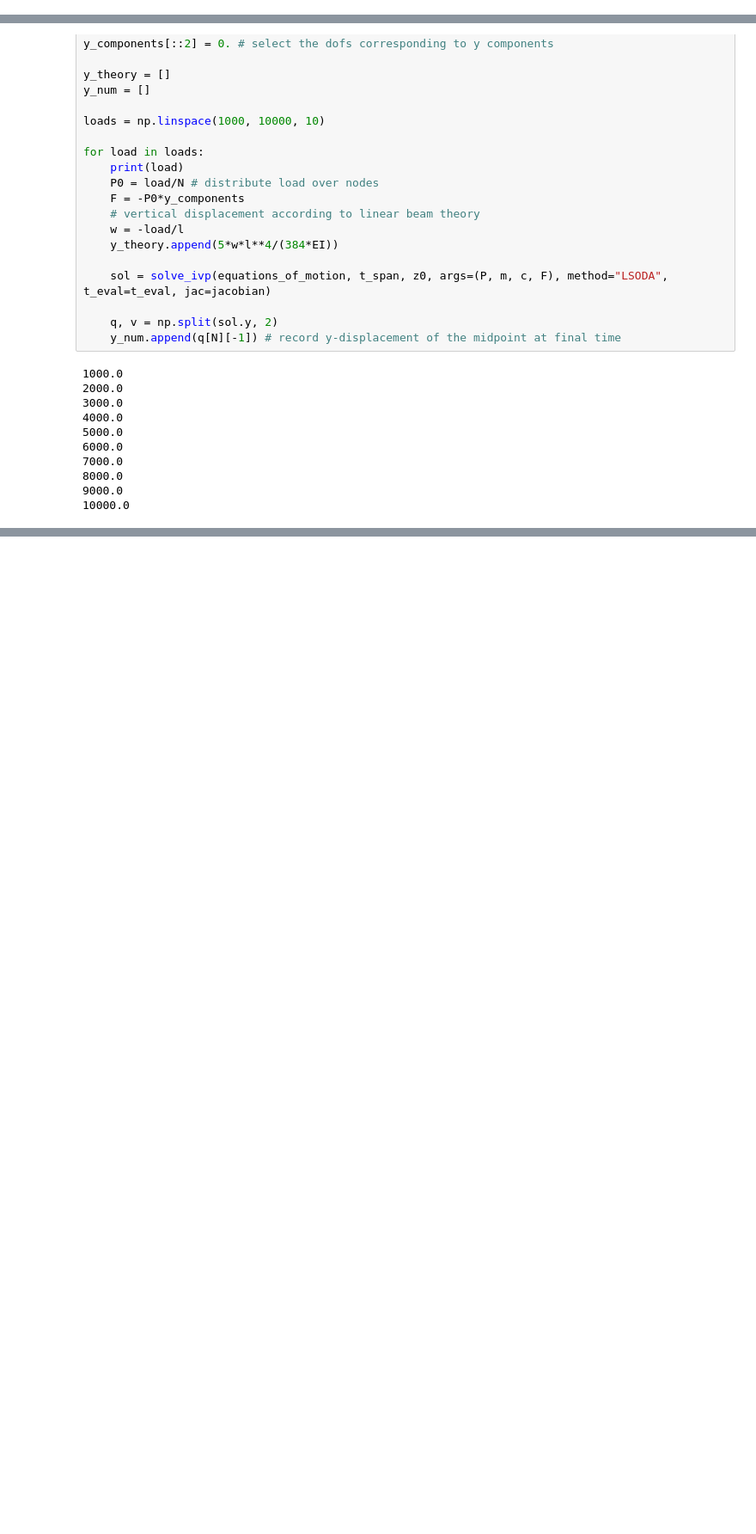
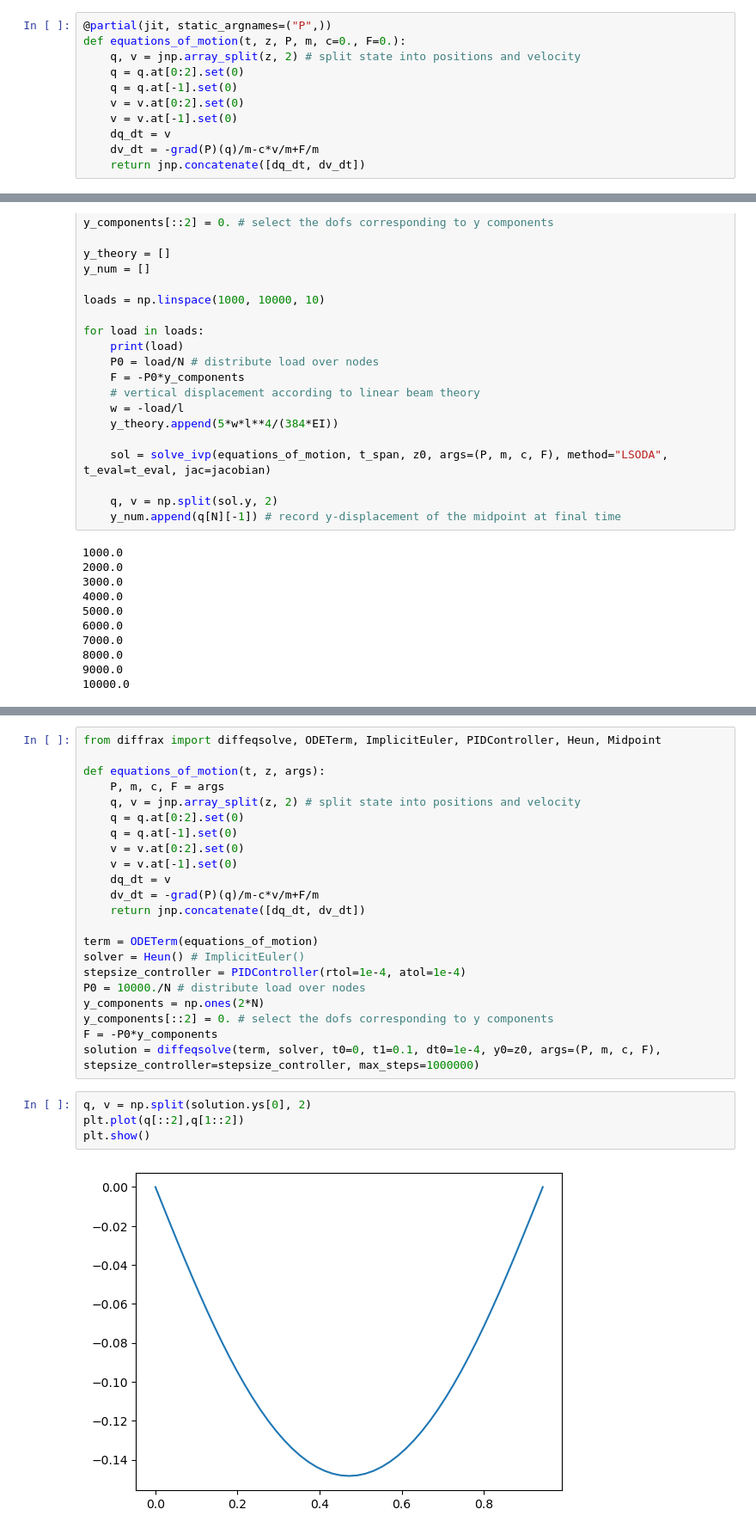
Before and after one commit to alucantonio/data_enhanced_simulation, a Jupyter notebook: MDOFsimulator.ipynb, the cells around one changed output, grey strips where cells are left out. Shown at 86% size. Saved outputs shown, nothing was run; the diff lists cells and outputs as text; blank space fills up the shorter version.

Commit message:
Added example with diffrax.

```diff
--- a/MDOFsimulator.ipynb
+++ b/MDOFsimulator.ipynb
@@ -288,3 +307,14 @@ def equations_of_motion(t, z, P, m, c=0., F=0.):
+# %%
+@partial(jit, static_argnames=("P",))
+def equations_of_motion(t, z, P, m, c=0., F=0.):
+    q, v = jnp.array_split(z, 2) # split state into positions and velocity
+    q = q.at[0:2].set(0)
+    q = q.at[-1].set(0)
+    v = v.at[0:2].set(0)
+    v = v.at[-1].set(0)
+    dq_dt = v
+    dv_dt = -grad(P)(q)/m-c*v/m+F/m
+    return jnp.concatenate([dq_dt, dv_dt])
 # %%
 @partial(jit, static_argnames=("P",))
 def jacobian(t, z, P, m, c=0., F=0.):
@@ -355,0 +372,28 @@ plt.show()
+# %%
+from diffrax import diffeqsolve, ODETerm, ImplicitEuler, PIDController, Heun, Midpoint
+
+def equations_of_motion(t, z, args):
+    P, m, c, F = args
+    q, v = jnp.array_split(z, 2) # split state into positions and velocity
+    q = q.at[0:2].set(0)
+    q = q.at[-1].set(0)
+    v = v.at[0:2].set(0)
+    v = v.at[-1].set(0)
+    dq_dt = v
+    dv_dt = -grad(P)(q)/m-c*v/m+F/m
+    return jnp.concatenate([dq_dt, dv_dt])
+
+term = ODETerm(equations_of_motion)
+solver = Heun() # ImplicitEuler()
+stepsize_controller = PIDController(rtol=1e-4, atol=1e-4)
+P0 = 10000./N # distribute load over nodes
+y_components = np.ones(2*N)
+y_components[::2] = 0. # select the dofs corresponding to y components
+F = -P0*y_components
+solution = diffeqsolve(term, solver, t0=0, t1=0.1, dt0=1e-4, y0=z0, args=(P, m, c, F), stepsize_controller=stepsize_controller, max_steps=1000000)
+# %%
+q, v = np.split(solution.ys[0], 2)
+plt.plot(q[::2],q[1::2])
+plt.show()
+# %% [output]
+[figure, added]
```
Also changed, not shown: parts of 12 cells of this notebook.
